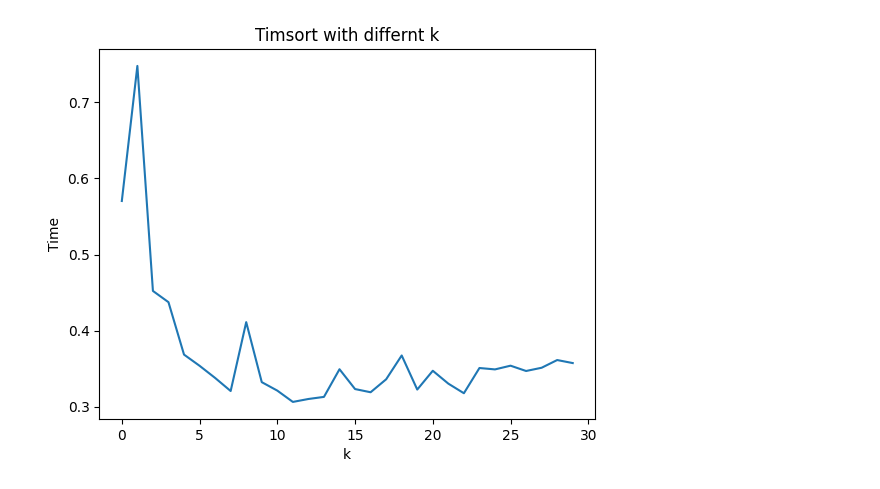
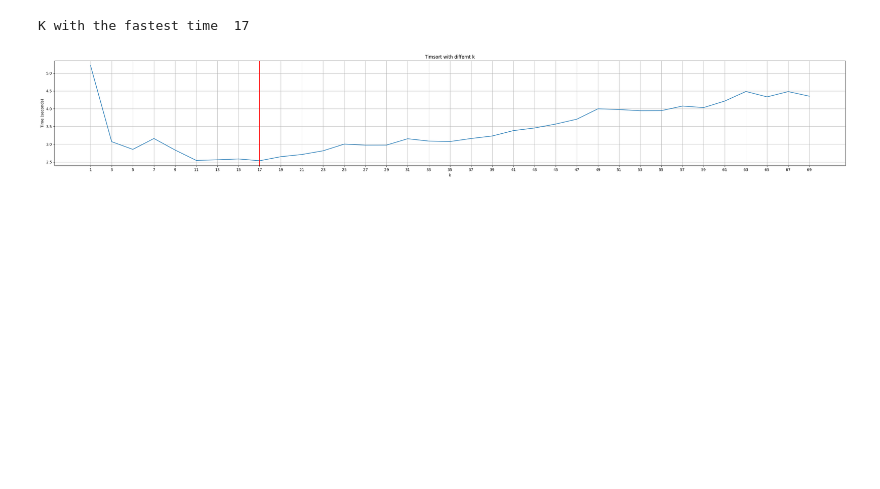
Before and after one commit to leohoerdemann/HW5, a Jupyter notebook: Q2.ipynb, the cells around one changed output. Saved outputs shown, nothing was run; the diff lists cells and outputs as text; code cells hidden in the pictures; blank space fills up the shorter version.

```diff
--- a/Q2.ipynb
+++ b/Q2.ipynb
@@ -55,23 +55,39 @@ def Timsort(array, K):
             array[k] = M[j]
             j += 1
             k += 1
+# %%
+def FindMinIndex(array):
+    min = array[0]
+    min_index = 0
+    for i in range(1, len(array)):
+        if array[i] < min:
+            min = array[i]
+            min_index = i
+    return min_index
 # %%
-test_k = [j for j in range(20, 50, 2)]
+test_k = [j for j in range(1, 70, 2)]
 test_k_output =[]
 
 def TIMSORT(k):
     for i in range(1,100,5):
         array = np.random.randint(0, 2*i, size=i)
         Timsort(array, k)
 
 for i in test_k:
-    test_k_output.append(timeit.timeit(lambda: TIMSORT(i), number=100))
+    test_k_output.append(timeit.timeit(lambda: TIMSORT(i), number=1000))
 
+plt.figure().set_figwidth(30)
 plt.plot(test_k, test_k_output)
-print()
+cross = test_k[FindMinIndex(test_k_output)]
+print("K with the fastest time ",cross)
+plt.axvline(cross,color='red', label='Fastest K')
+plt.grid()
+plt.xticks(test_k)
 plt.xlabel('k')
-plt.ylabel('Time')
+plt.ylabel('Time (seconds)')
 plt.title('Timsort with differnt k')
+plt.tight_layout()
 plt.show()
 # %% [output]
+K with the fastest time  17
-[figure, old version]
+[figure, new version]
```
Also changed, not shown: parts of 3 cells of this notebook, 2 other files.
